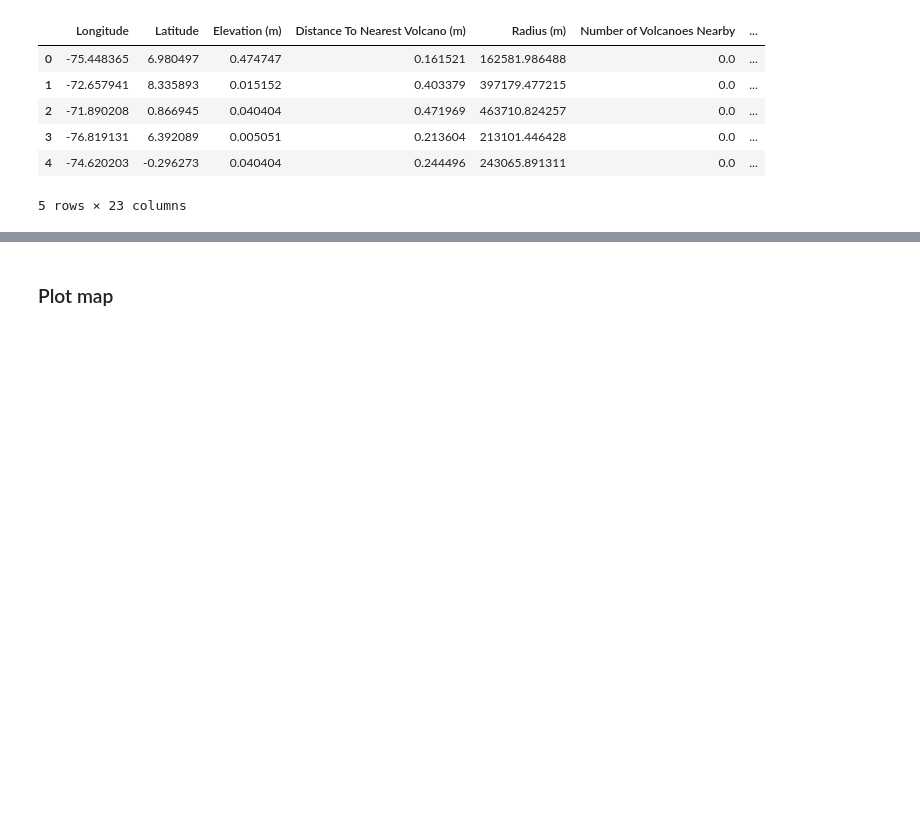
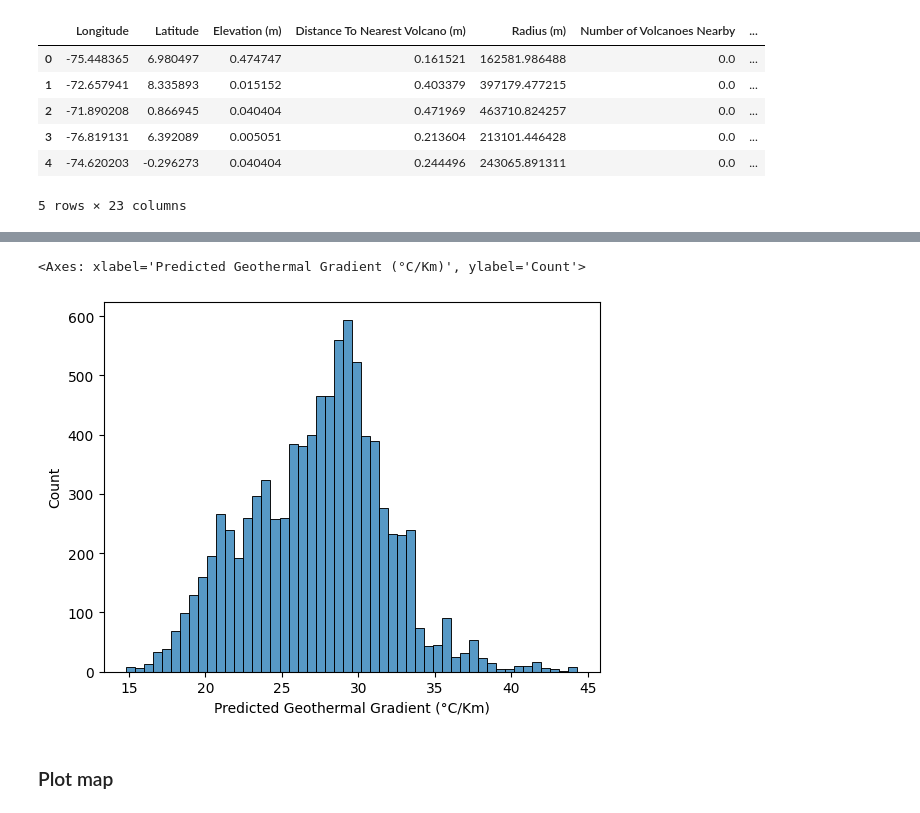
Before and after one commit to jcmefra/Geothermal-Gradient-Machine-Learning, a Jupyter notebook: Model.ipynb, the cells around one changed output, grey strips where cells are left out. Saved outputs shown, nothing was run; the diff lists cells and outputs as text; code cells hidden in the pictures; blank space fills up the shorter version.

Commit message:
readme and histogram for predicted

```diff
--- a/Model.ipynb
+++ b/Model.ipynb
@@ -1544,3 +1553,8 @@ predicted_new.head()
+# %%
+sns.histplot(predicted_new['Predicted Geothermal Gradient (°C/Km)'], kde=False)
+# %% [output]
+<Axes: xlabel='Predicted Geothermal Gradient (°C/Km)', ylabel='Count'>
+[figure, added]
 # %% [markdown]
 ### Plot map
 # %%
```
Also changed, not shown: parts of 2 cells of this notebook.
